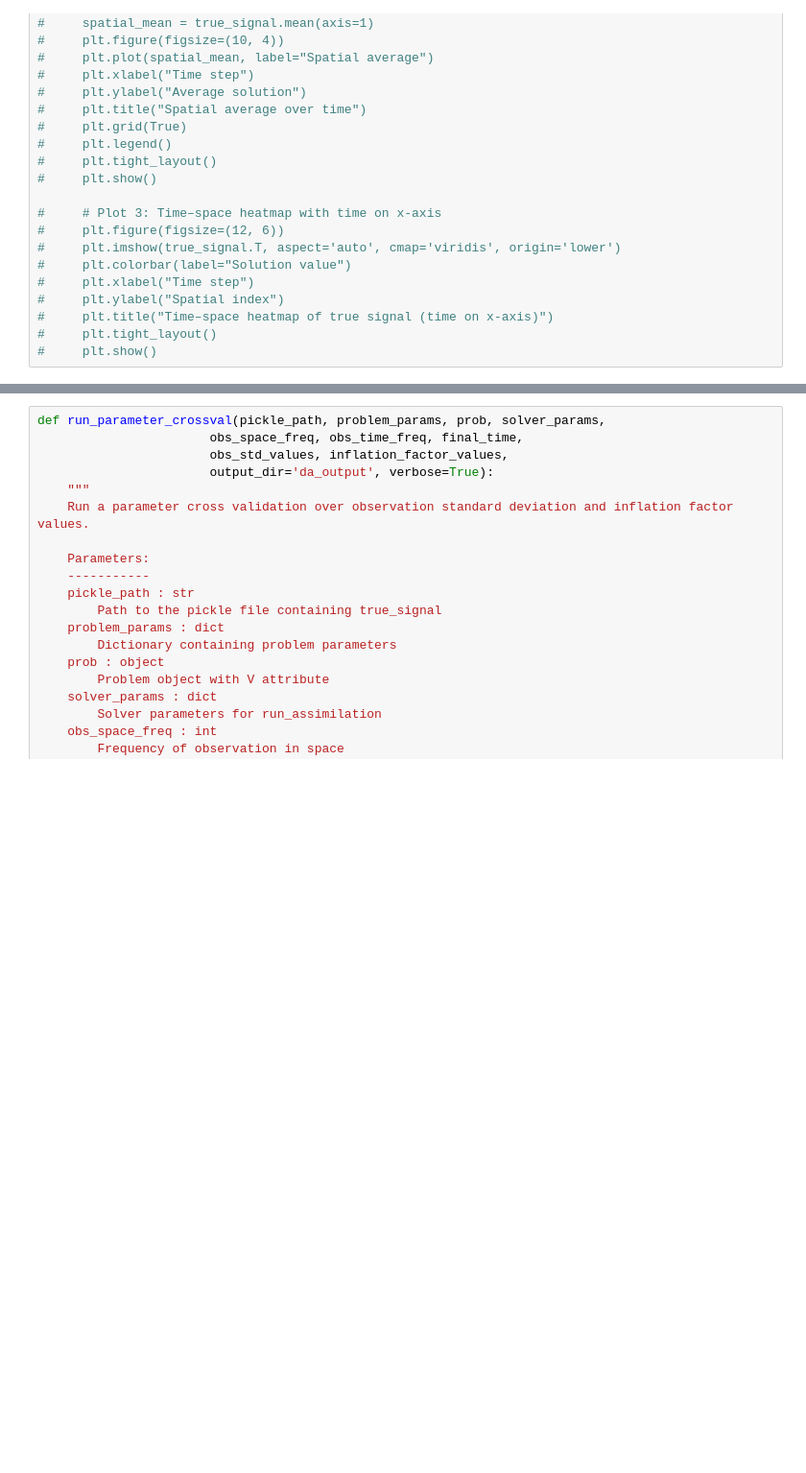
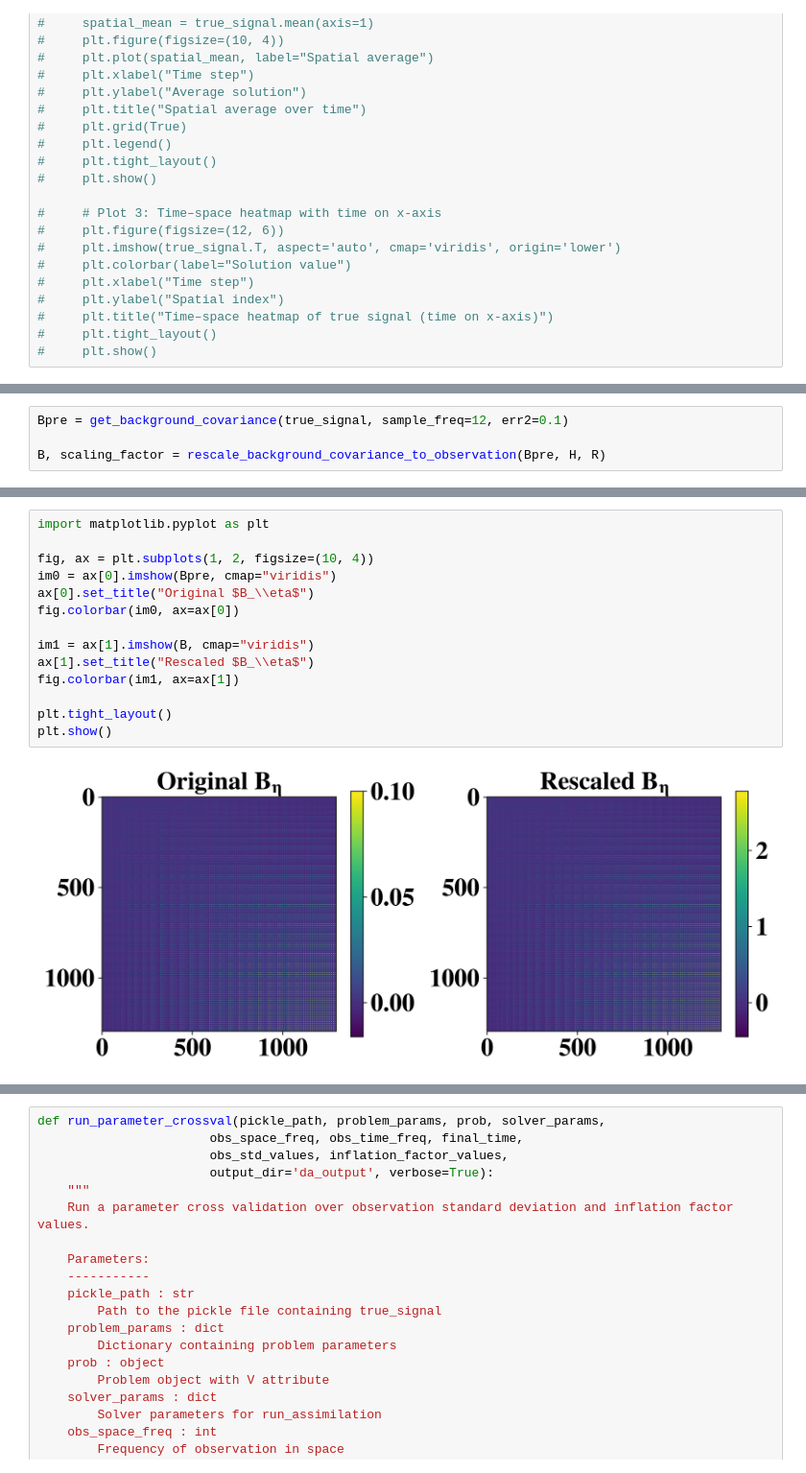
Before and after one commit to rspence821505/SWEMniCS, a Jupyter notebook: examples/sloped_beach_4dvar.ipynb, the cells around one changed output, grey strips where cells are left out. Shown at 96% size. Cells and saved outputs as stored; diff of their text form; blank space fills up the shorter version.

Commit message:
added background cov

```diff
--- a/examples/sloped_beach_4dvar.ipynb
+++ b/examples/sloped_beach_4dvar.ipynb
@@ -200,0 +203,4 @@ linear solver converg
+# %%
+Bpre = get_background_covariance(true_signal, sample_freq=12, err2=0.1)
+
+B, scaling_factor = rescale_background_covariance_to_observation(Bpre, H, R)
@@ -200,0 +215,16 @@ linear solver converg
+# %%
+import matplotlib.pyplot as plt
+
+fig, ax = plt.subplots(1, 2, figsize=(10, 4))
+im0 = ax[0].imshow(Bpre, cmap="viridis")
+ax[0].set_title("Original $B_\\eta$")
+fig.colorbar(im0, ax=ax[0])
+
+im1 = ax[1].imshow(B, cmap="viridis")
+ax[1].set_title("Rescaled $B_\\eta$")
+fig.colorbar(im1, ax=ax[1])
+
+plt.tight_layout()
+plt.show()
+# %% [output]
+[figure, added]
```
Also changed, not shown: parts of 10 cells of this notebook, 2 other files.
